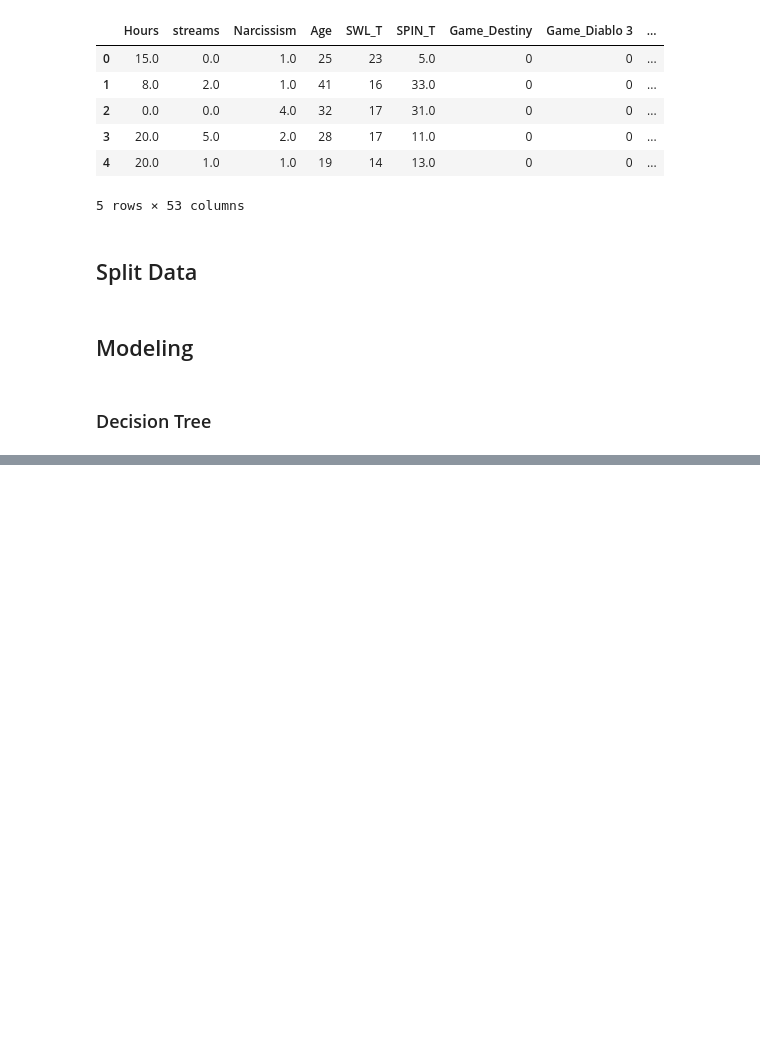
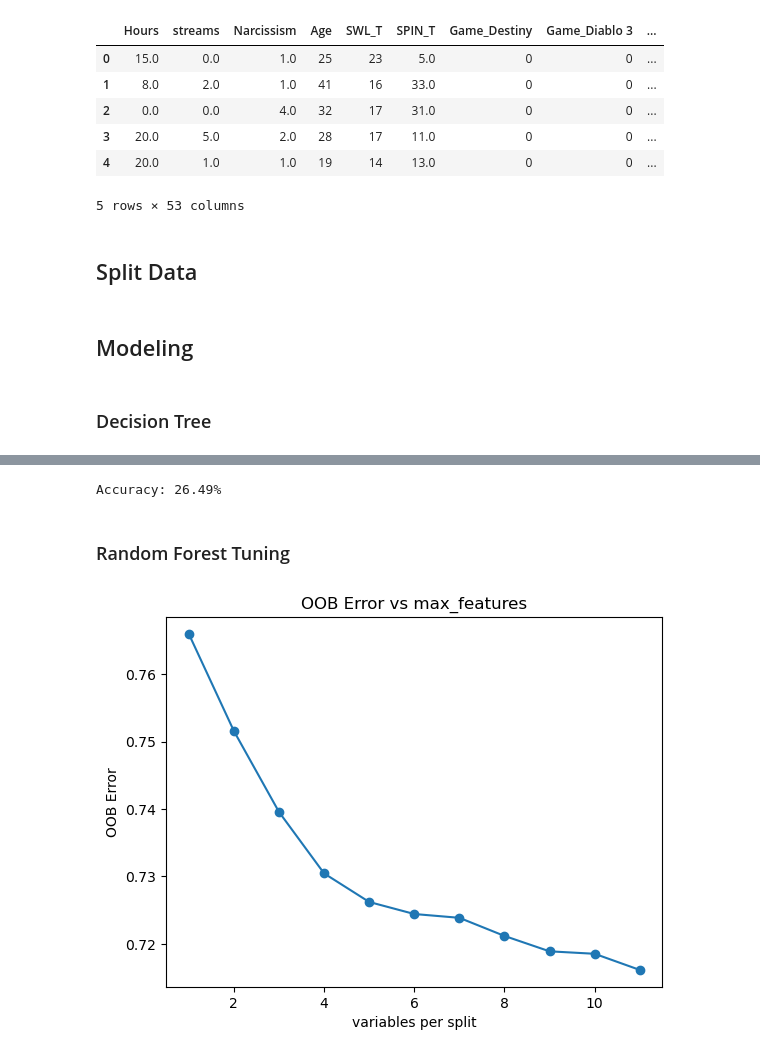
Before and after one commit to pelayoj15/gamingstudy_analysis, a Jupyter notebook: notebooks/Trees.ipynb, the cells around one changed output, grey strips where cells are left out. Saved outputs shown, nothing was run; the diff lists cells and outputs as text; code cells hidden in the pictures; blank space fills up the shorter version.

```diff
--- a/notebooks/Trees.ipynb
+++ b/notebooks/Trees.ipynb
@@ -431,0 +538,28 @@ X_train, X_test, y_train, y_test = train_test_split(X_encoded, y,
+# %%
+# Calculate the accuracy of the decision tree on the test data
+accuracy_pruned = pruned_tree_gaming_anxiety.score(X_test, y_test)
+print("Accuracy: {:.2f}%".format(accuracy_pruned*100))
+# %% [output]
+Accuracy: 26.49%
+# %% [markdown]
+### Random Forest Tuning
+# %%
+# Create plot to find optimal max_features
+rf_gaming_anxiety = RandomForestRegressor(n_estimators=200, oob_score=True, random_state=1)
+oob_errors = []
+
+for n in range(1, 12):
+    rf_gaming_anxiety.set_params(max_features=n)
+
+    rf_gaming_anxiety.fit(X_train, y_train)
+    oob_error = 1 - rf_gaming_anxiety.oob_score_
+    oob_errors.append(oob_error)
+
+# plot error vs max_features
+plt.plot(range(1, 12), oob_errors, marker='o')
+plt.xlabel("variables per split")
+plt.ylabel("OOB Error")
+plt.title("OOB Error vs max_features")
+plt.show()
+# %% [output]
+[figure, added]
```
Also changed, not shown: parts of 11 cells of this notebook.
